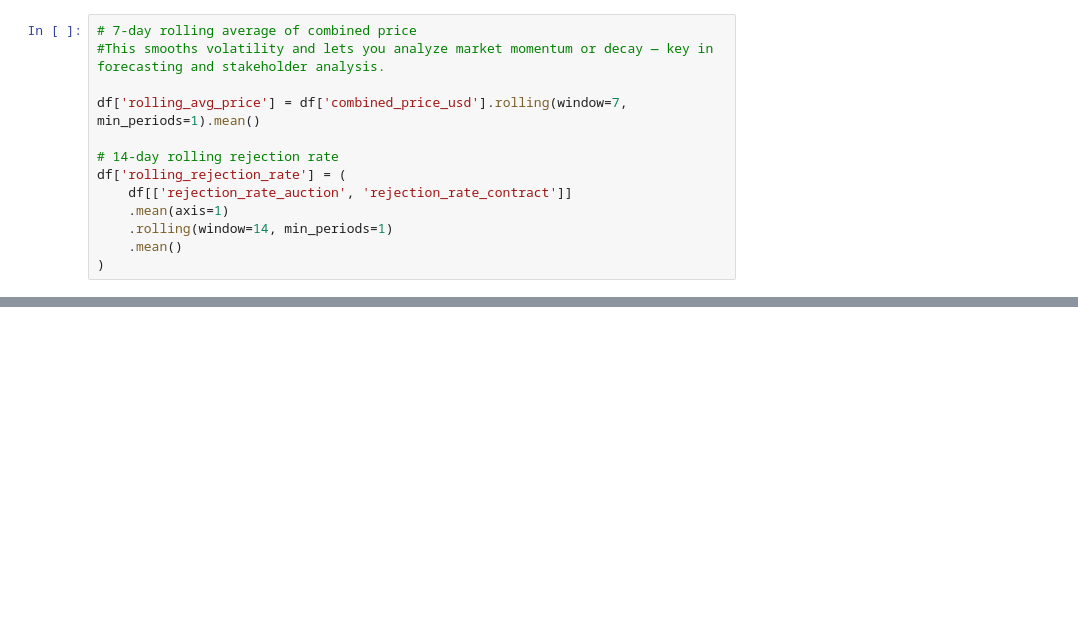
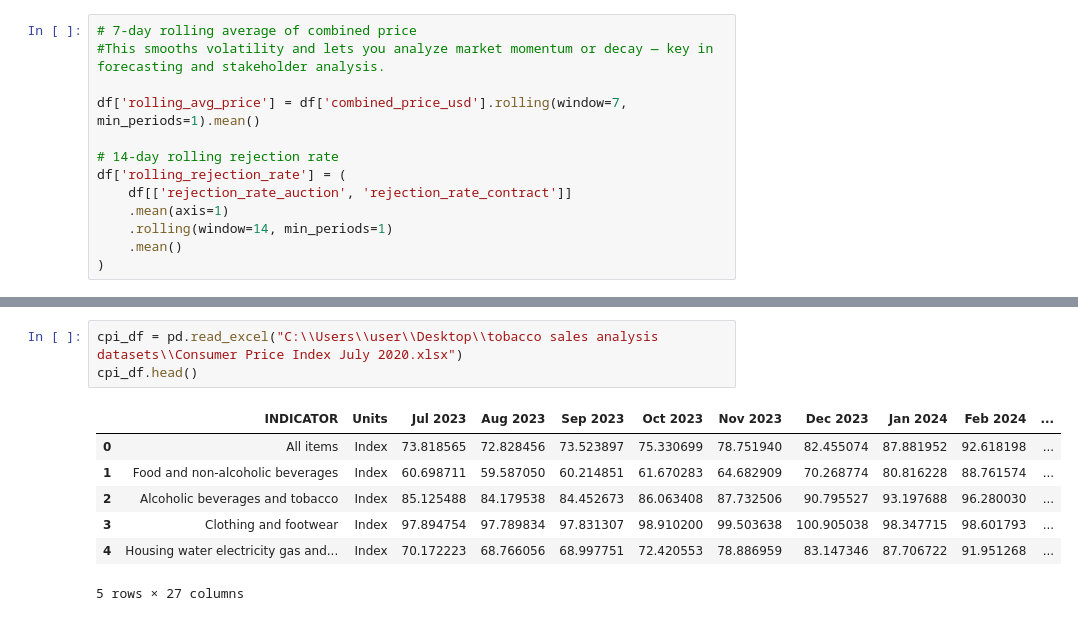
Before and after one commit to priscillahisking/zimbabwe-tobacco-market-analysis, a Jupyter notebook: zimbabwe-tobacco-market-analysis.ipynb, the cells around one changed output, grey strips where cells are left out. Saved outputs shown, nothing was run; the diff lists cells and outputs as text; blank space fills up the shorter version.

```diff
--- a/zimbabwe-tobacco-market-analysis.ipynb
+++ b/zimbabwe-tobacco-market-analysis.ipynb
@@ -282,0 +283,11 @@ C:\Users\user
+# %%
+cpi_df = pd.read_excel("C:\\Users\\user\\Desktop\\tobacco sales analysis datasets\\Consumer Price Index July 2020.xlsx")
+cpi_df.head()
+# %% [output]
+|  | INDICATOR | Units | Jul 2023 | Aug 2023 | Sep 2023 | Oct 2023 | Nov 2023 | Dec 2023 | Jan 2024 | Feb 2024 | ... |
+| 0 | All items | Index | 73.818565 | 72.828456 | 73.523897 | 75.330699 | 78.751940 | 82.455074 | 87.881952 | 92.618198 | ... |
+| 1 | Food and non-alcoholic beverages | Index | 60.698711 | 59.587050 | 60.214851 | 61.670283 | 64.682909 | 70.268774 | 80.816228 | 88.761574 | ... |
+| 2 | Alcoholic beverages and tobacco | Index | 85.125488 | 84.179538 | 84.452673 | 86.063408 | 87.732506 | 90.795527 | 93.197688 | 96.280030 | ... |
+| 3 | Clothing and footwear | Index | 97.894754 | 97.789834 | 97.831307 | 98.910200 | 99.503638 | 100.905038 | 98.347715 | 98.601793 | ... |
+| 4 | Housing water electricity gas and... | Index | 70.172223 | 68.766056 | 68.997751 | 72.420553 | 78.886959 | 83.147346 | 87.706722 | 91.951268 | ... |
+5 rows × 27 columns
```
Also changed, not shown: parts of 14 cells of this notebook.
